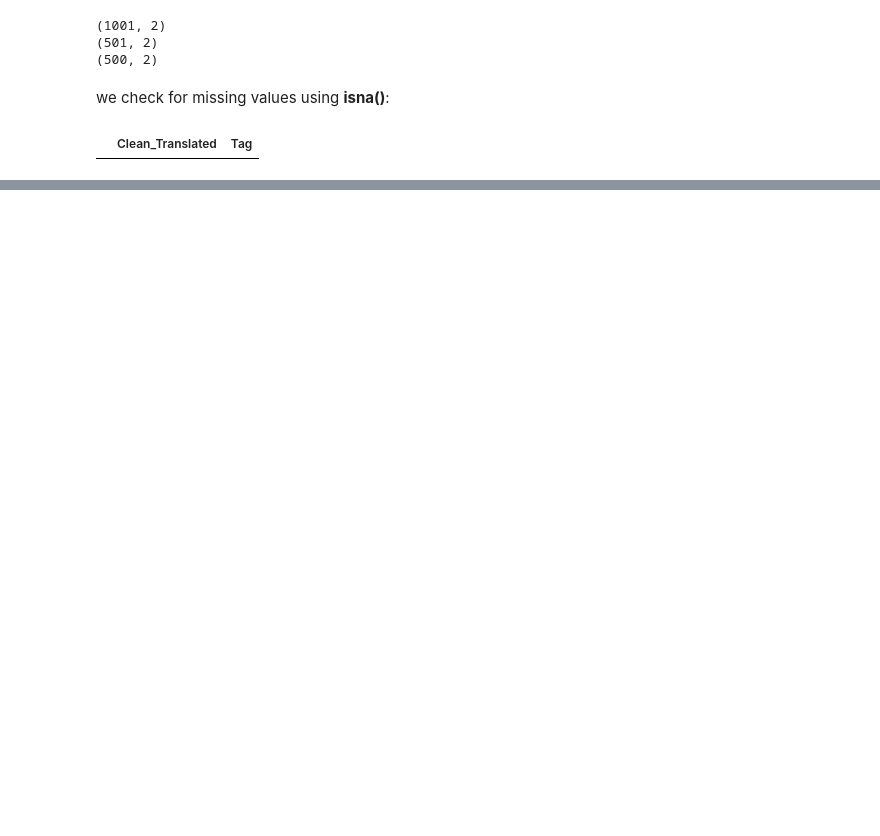
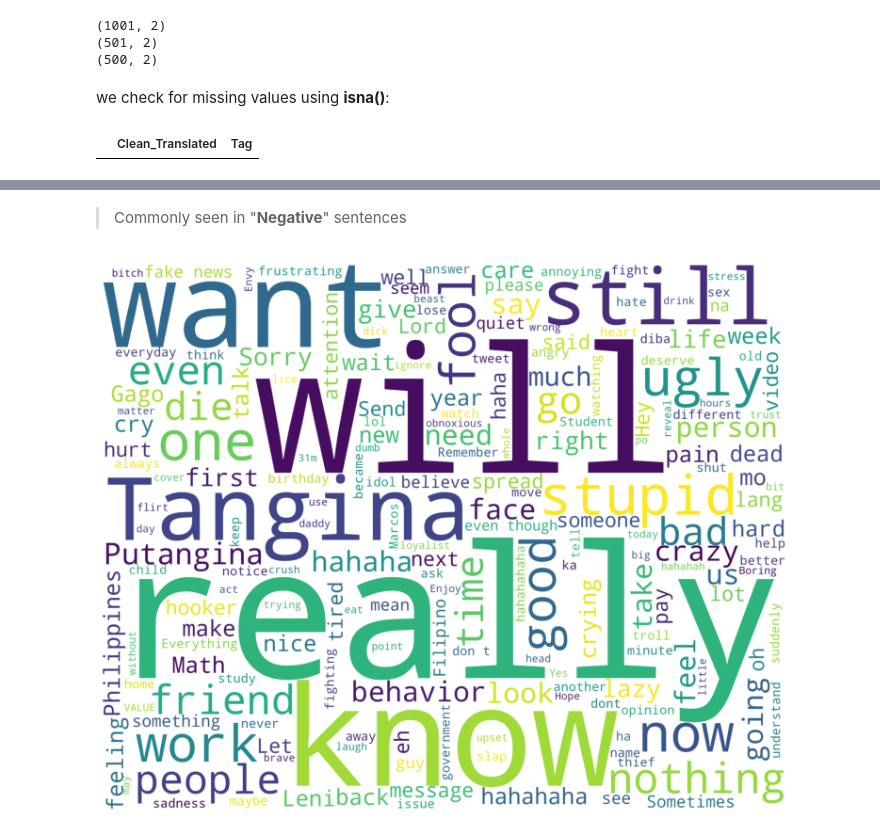
Before and after one commit to christianencinares/Checkhate, a Jupyter notebook: models/LSTM.ipynb, the cells around one changed output, grey strips where cells are left out. Saved outputs shown, nothing was run; the diff lists cells and outputs as text; code cells hidden in the pictures; blank space fills up the shorter version.

```diff
--- a/models/LSTM.ipynb
+++ b/models/LSTM.ipynb
@@ -63,0 +117,19 @@ df[df.isna().any(axis=1)]
+# %%
+df_neg = df[ df['Tag'] == 1]
+df_neg = df_neg['Clean_Translated']
+df_pos = df[ df['Tag'] == 0]
+df_pos = df_pos['Clean_Translated']
+# %% [markdown]
+>Commonly seen in "__Negative__" sentences
+# %%
+wordcloud1 = WordCloud(stopwords=STOPWORDS,
+                      background_color='white',
+                      width=2500,
+                      height=2000
+                      ).generate(" ".join(df_neg))
+plt.figure(1,figsize=(13, 13))
+plt.imshow(wordcloud1)
+plt.axis('off')
+plt.show()
+# %% [output]
+[figure, added]
```
Also changed, not shown: parts of 27 cells of this notebook, 1 other file.
